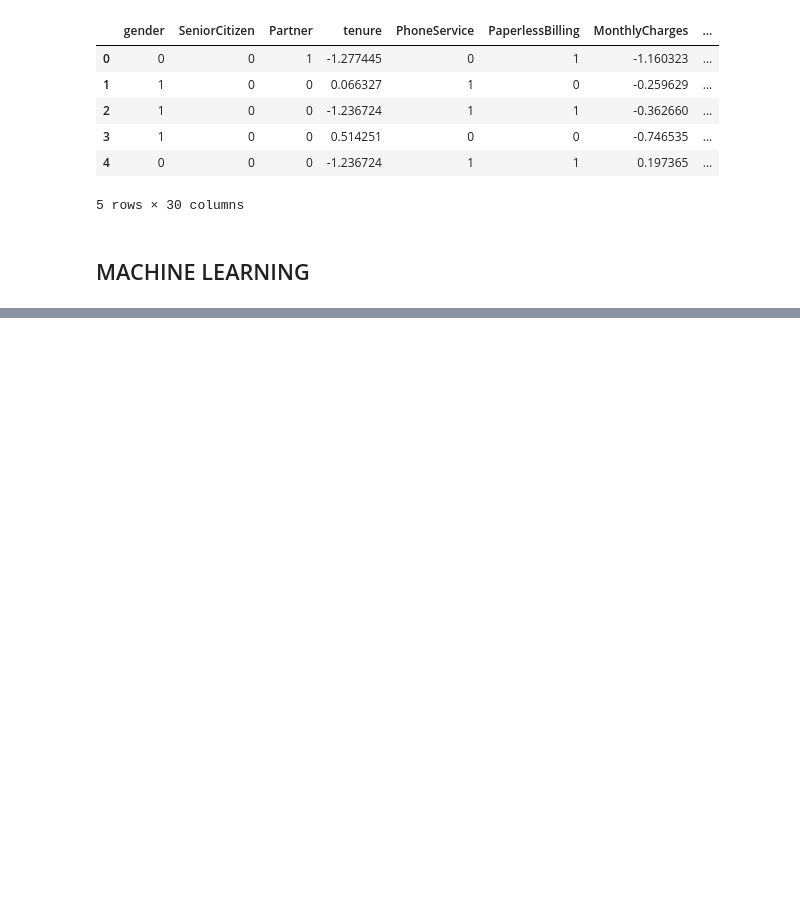
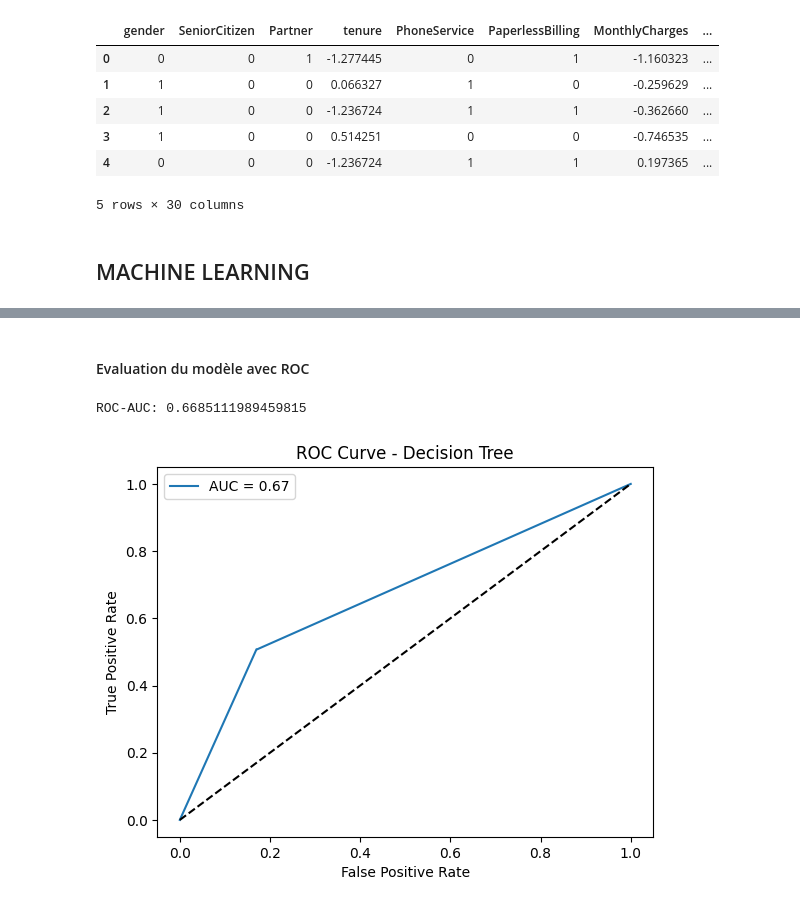
Before and after one commit to Elijoelemile/PREDICTION_DU_CHURN_CLIENT_AVEC_MODELE_DE_MACHINE_LEARNING, a Jupyter notebook: infrastructure/data_lake/raw_data/prediction_du_churn_client.ipynb, the cells around one changed output, grey strips where cells are left out. Saved outputs shown, nothing was run; the diff lists cells and outputs as text; code cells hidden in the pictures; blank space fills up the shorter version.

```diff
--- a/infrastructure/data_lake/raw_data/prediction_du_churn_client.ipynb
+++ b/infrastructure/data_lake/raw_data/prediction_du_churn_client.ipynb
@@ -802,0 +945,3 @@ cleaned_data.head()
+# %%
+# Modèle d'Arbres de décision (DecisionTreeClassifier)
+dt_model = DecisionTreeClassifier(max_depth=None, random_state=42)
@@ -802,0 +950,3 @@ cleaned_data.head()
+# %%
+# Entraînement du modèle
+dt_model.fit(x_train, y_train)
@@ -802,0 +978,22 @@ cleaned_data.head()
+# %% [markdown]
+#### Evaluation du modèle avec ROC
+# %%
+# probabilités prédites pour la classe positive
+y_proba = dt_model.predict_proba(x_test)[:, 1]
+
+# Calcul de l'AUC
+auc = roc_auc_score(y_test, y_proba)
+print("ROC-AUC:", auc)
+
+# Courbe ROC
+fpr, tpr, thresholds = roc_curve(y_test, y_proba)
+plt.plot(fpr, tpr, label=f'AUC = {auc:.2f}')
+plt.plot([0,1], [0,1], 'k--')
+plt.xlabel('False Positive Rate')
+plt.ylabel('True Positive Rate')
+plt.title('ROC Curve - Decision Tree')
+plt.legend()
+plt.show()
+# %% [output]
+ROC-AUC: 0.6685111989459815
+[figure, added]
```
Also changed, not shown: parts of 35 cells of this notebook.
